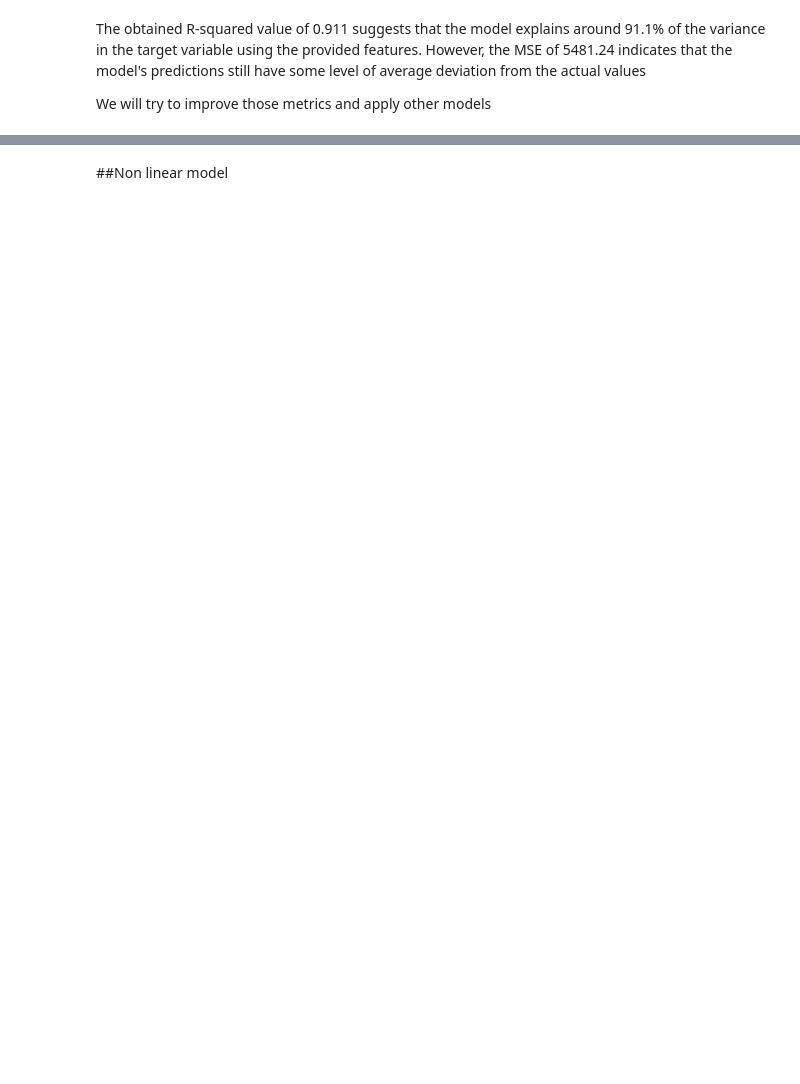
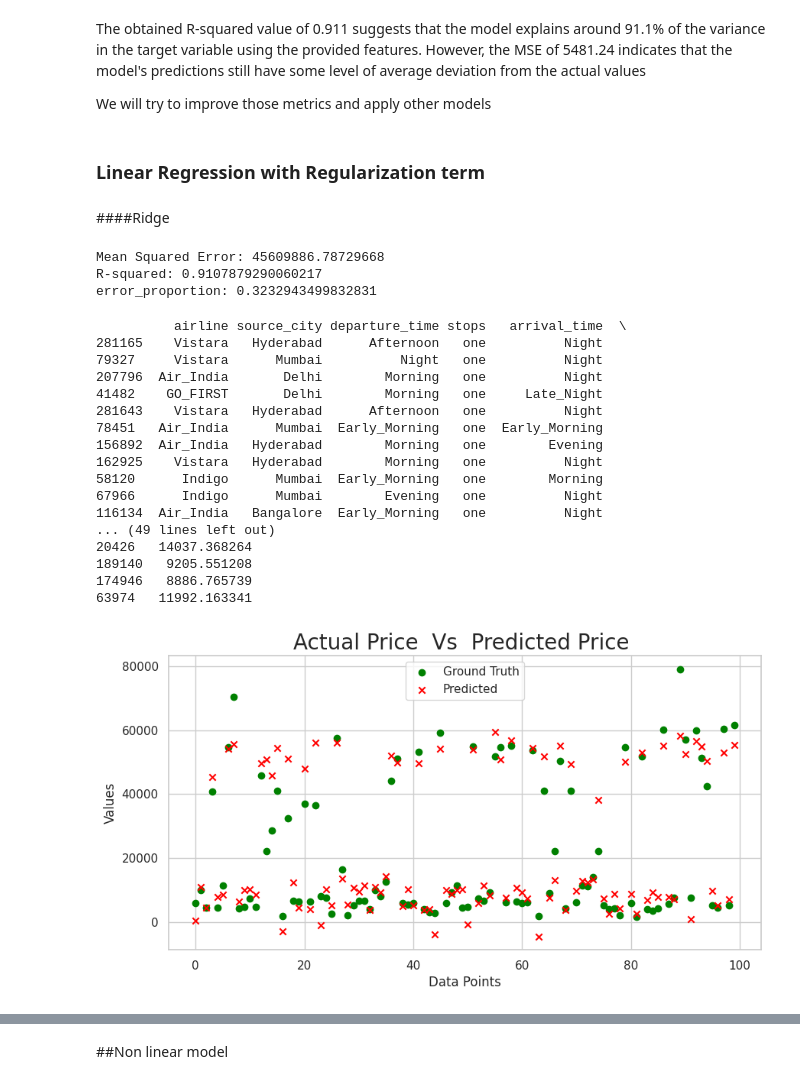
Before and after one commit to ZakariaSoukrat/SkyForcasters, a Jupyter notebook: Projet_AAA_.ipynb, the cells around one changed output, grey strips where cells are left out. Cells and saved outputs as stored; diff of their text form; code cells hidden in the pictures; blank space fills up the shorter version.

```diff
--- a/Projet_AAA_.ipynb
+++ b/Projet_AAA_.ipynb
@@ -364,3 +491,69 @@ The obtained R-squared value of 0.911 suggests that the model explains around 91
 However, the MSE of 5481.24 indicates that the model's predictions still have some level of average deviation from the actual values
 
 We will try to improve those metrics and apply other models
+# %% [markdown]
+### Linear Regression with Regularization term
+# %% [markdown]
+####Ridge
+# %%
+#first test
+
+model = Ridge()
+
+# Fitting the model on the training data
+model.fit(x_train, y_train)
+
+# Predicting on the test data
+y_pred = model.predict(x_test)
+
+# Evaluating the model
+mse = mean_squared_error(y_test, y_pred)
+r2 = r2_score(y_test, y_pred)
+rmse = m.sqrt(mse)
+error_proportion= rmse/y.mean()
+print(f"Mean Squared Error: {mse}")
+print(f"R-squared: {r2}")
+print(f"error_proportion: {error_proportion}")
+# %% [output]
+Mean Squared Error: 45609886.78729668
+R-squared: 0.9107879290060217
+error_proportion: 0.3232943499832831
+# %%
+out=pd.DataFrame({'Price_actual':y_test,'Price_pred':y_pred})
+result=x.merge(out,left_index=True,right_index=True)
+print(result.sample(20))
+# Display the graphic between actual price and prediction price.
+# Create a scatter plot
+plt.figure(figsize=(10,5))
+nb_points_to_show = 100
+plt.scatter(range(nb_points_to_show), y_test[:nb_points_to_show], color='green', label='Ground Truth', marker='o')
+plt.scatter(range(nb_points_to_show), y_pred[:nb_points_to_show], color='red', label='Predicted', marker='x')
+
+# Add labels and title
+
+plt.title('Actual Price  Vs  Predicted Price ',fontsize=20)
+plt.xlabel('Data Points')
+plt.ylabel('Values')
+plt.legend()
+
+# Show the plot
+plt.show()
+# %% [output]
+          airline source_city departure_time stops   arrival_time  \
+281165    Vistara   Hyderabad      Afternoon   one          Night
+79327     Vistara      Mumbai          Night   one          Night
+207796  Air_India       Delhi        Morning   one          Night
+41482    GO_FIRST       Delhi        Morning   one     Late_Night
+281643    Vistara   Hyderabad      Afternoon   one          Night
+78451   Air_India      Mumbai  Early_Morning   one  Early_Morning
+156892  Air_India   Hyderabad        Morning   one        Evening
+162925    Vistara   Hyderabad        Morning   one          Night
+58120      Indigo      Mumbai  Early_Morning   one        Morning
+67966      Indigo      Mumbai        Evening   one          Night
+116134  Air_India   Bangalore  Early_Morning   one          Night
+... (49 lines left out)
+20426   14037.368264
+189140   9205.551208
+174946   8886.765739
+63974   11992.163341
+[figure, added]
```
Also changed, not shown: parts of 32 cells of this notebook.
